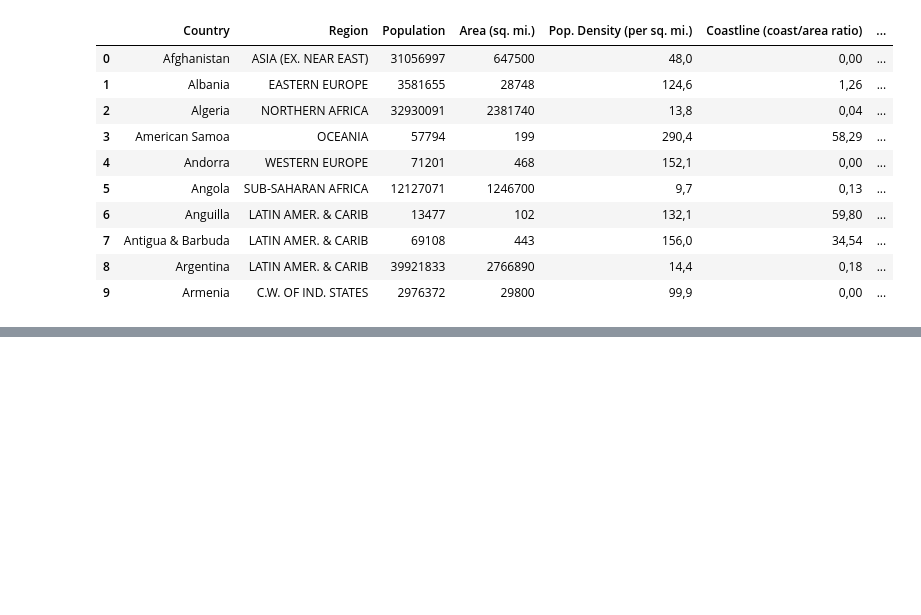
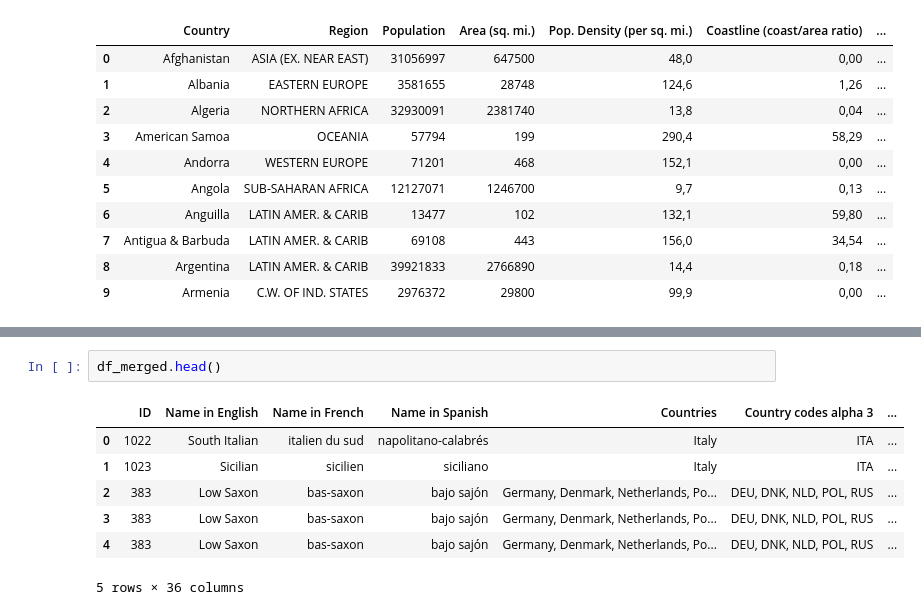
Before and after one commit to mrguezrodriguez/EDA_endangered_languages, a Jupyter notebook: src/notebooks/preliminar.ipynb, the cells around one changed output, grey strips where cells are left out. Saved outputs shown, nothing was run; the diff lists cells and outputs as text; blank space fills up the shorter version.

Commit message:
exploded and merged

```diff
--- a/src/notebooks/preliminar.ipynb
+++ b/src/notebooks/preliminar.ipynb
@@ -75,0 +146,10 @@ memory usage: 35.6 KB
+# %%
+df_merged.head()
+# %% [output]
+|  | ID | Name in English | Name in French | Name in Spanish | Countries | Country codes alpha 3 | ... |
+| 0 | 1022 | South Italian | italien du sud | napolitano-calabrés | Italy | ITA | ... |
+| 1 | 1023 | Sicilian | sicilien | siciliano | Italy | ITA | ... |
+| 2 | 383 | Low Saxon | bas-saxon | bajo sajón | Germany, Denmark, Netherlands, Po... | DEU, DNK, NLD, POL, RUS | ... |
+| 3 | 383 | Low Saxon | bas-saxon | bajo sajón | Germany, Denmark, Netherlands, Po... | DEU, DNK, NLD, POL, RUS | ... |
+| 4 | 383 | Low Saxon | bas-saxon | bajo sajón | Germany, Denmark, Netherlands, Po... | DEU, DNK, NLD, POL, RUS | ... |
+5 rows × 36 columns
```
Also changed, not shown: parts of 4 cells of this notebook.
